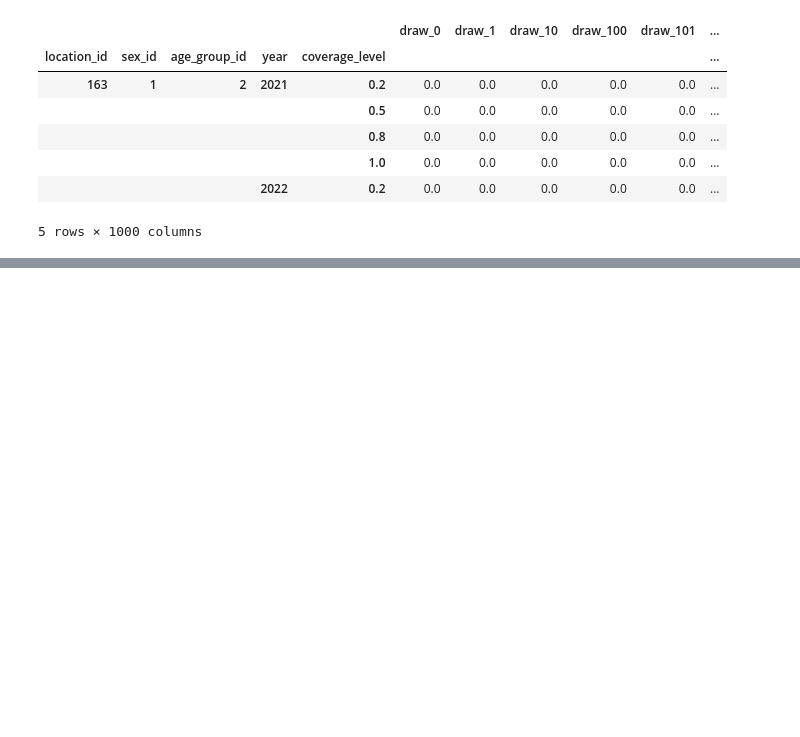
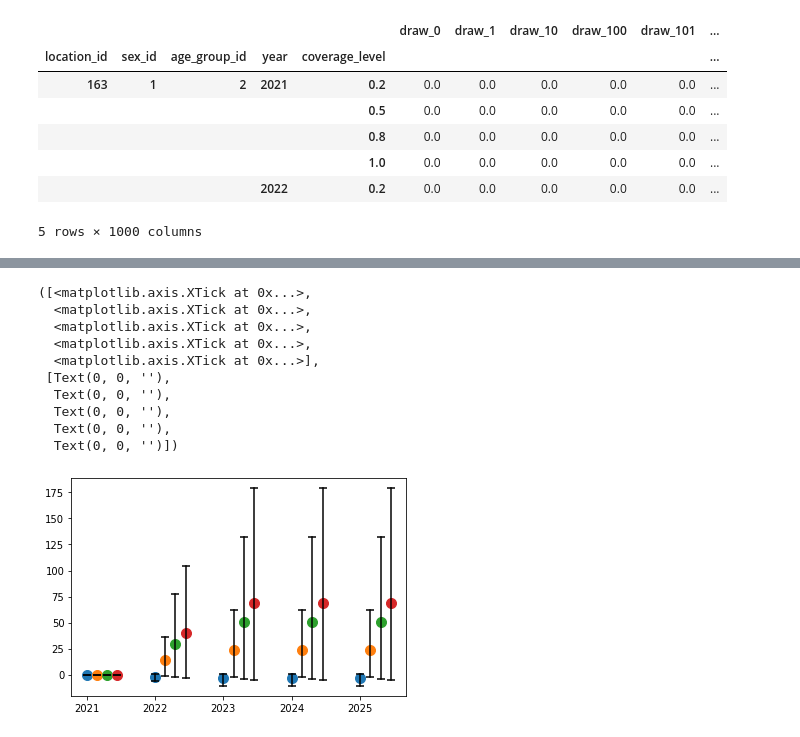
Before and after one commit to ihmeuw/vivarium_data_analysis, a Jupyter notebook: pre_processing/lsff_project/multiplication_models/dichotomous_models/vitamin_a_multiplicative_model.ipynb, the cells around one changed output, grey strips where cells are left out. Saved outputs shown, nothing was run; the diff lists cells and outputs as text; code cells hidden in the pictures; blank space fills up the shorter version.

```diff
--- a/pre_processing/lsff_project/multiplication_models/dichotomous_models/vitamin_a_multiplicative_model.ipynb
+++ b/pre_processing/lsff_project/multiplication_models/dichotomous_models/vitamin_a_multiplicative_model.ipynb
@@ -189,0 +264,24 @@ rates
+# %%
+colors = ['tab:blue','tab:orange','tab:green']
+location_id=214
+for n in list(range(0,len(coverage_levels))):
+    rate = rates.loc[rates.location_id==location_id]
+    rate = rate.loc[rate.coverage_level == coverage_levels[n]]
+    for i in list(range(0,len(rate))):
+        plt.plot([years[i] + 0.15 * n,years[i]+ 0.15 * n],[rate['2.5%'].values[i],rate['97.5%'].values[i]],c='black')
+    plt.scatter(list(np.array(years) + 0.15 * n), rate['mean'],s=100)
+    plt.scatter(list(np.array(years) + 0.15 * n), rate['2.5%'],s=50, marker='_', c='black')
+    plt.scatter(list(np.array(years) + 0.15 * n), rate['97.5%'],s=50, marker='_', c='black')
+plt.xticks(years)
+# %% [output]
+([<matplotlib.axis.XTick at 0x...>,
+  <matplotlib.axis.XTick at 0x...>,
+  <matplotlib.axis.XTick at 0x...>,
+  <matplotlib.axis.XTick at 0x...>,
+  <matplotlib.axis.XTick at 0x...>],
+ [Text(0, 0, ''),
+  Text(0, 0, ''),
+  Text(0, 0, ''),
+  Text(0, 0, ''),
+  Text(0, 0, '')])
+[figure, added]
```
Also changed, not shown: parts of 10 cells of this notebook, 21 other files.
